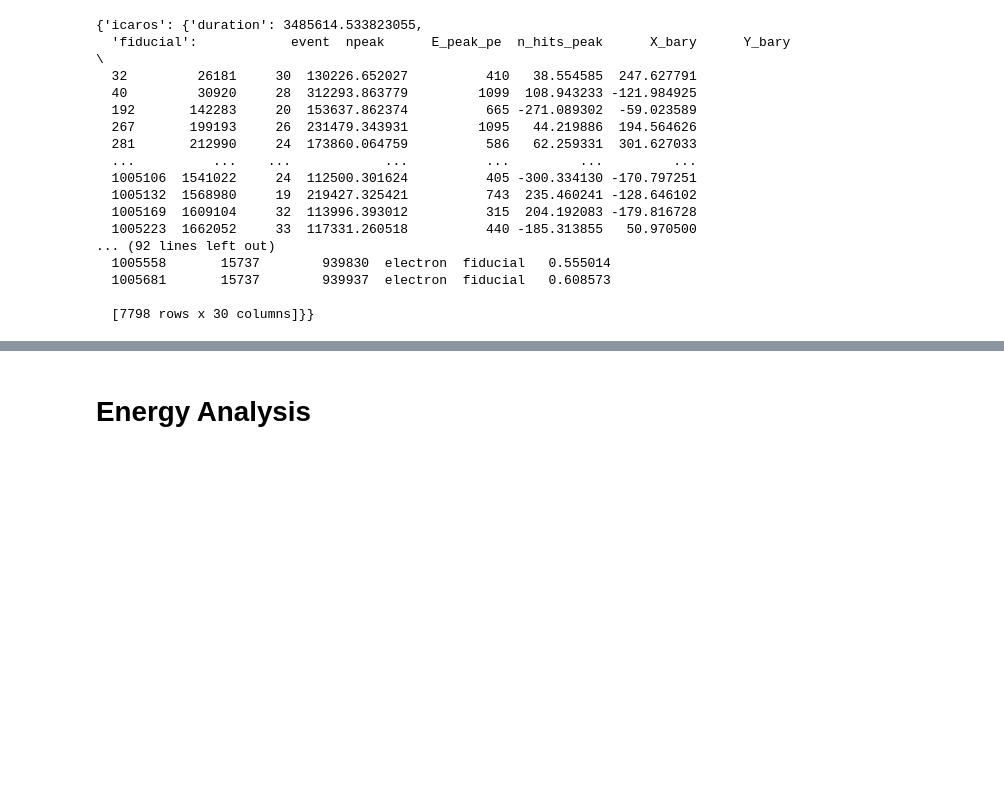
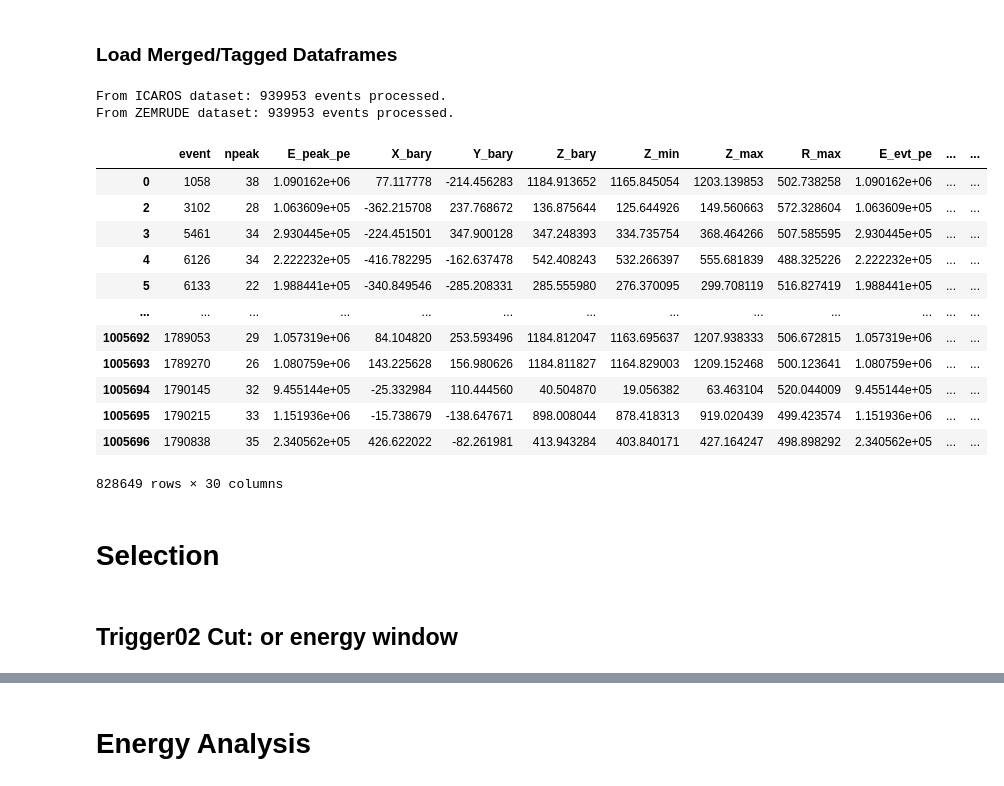
Before and after one commit to camacortespar/next-analysis, a Jupyter notebook: NEXT-100/Backgrounds/notebooks/Compare_Energy_Scales.ipynb, the cells around one changed output, grey strips where cells are left out. Cells and saved outputs as stored; diff of their text form; code cells hidden in the pictures; blank space fills up the shorter version.

```diff
--- a/NEXT-100/Backgrounds/notebooks/Compare_Energy_Scales.ipynb
+++ b/NEXT-100/Backgrounds/notebooks/Compare_Energy_Scales.ipynb
@@ -48,20 +20,0 @@ for i, city in enumerate(DATAFRAMES.keys()):
-# %%
-DATAFRAMES
-# %% [output]
-{'icaros': {'duration': 3485614.533823055,
-  'fiducial':            event  npeak      E_peak_pe  n_hits_peak      X_bary      Y_bary  \
-  32         26181     30  130226.652027          410   38.554585  247.627791
-  40         30920     28  312293.863779         1099  108.943233 -121.984925
-  192       142283     20  153637.862374          665 -271.089302  -59.023589
-  267       199193     26  231479.343931         1095   44.219886  194.564626
-  281       212990     24  173860.064759          586   62.259331  301.627033
-  ...          ...    ...            ...          ...         ...         ...
-  1005106  1541022     24  112500.301624          405 -300.334130 -170.797251
-  1005132  1568980     19  219427.325421          743  235.460241 -128.646102
-  1005169  1609104     32  113996.393012          315  204.192083 -179.816728
-  1005223  1662052     33  117331.260518          440 -185.313855   50.970500
-... (92 lines left out)
-  1005558       15737        939830  electron  fiducial   0.555014
-  1005681       15737        939937  electron  fiducial   0.608573
-
-  [7798 rows x 30 columns]}}
@@ -67,0 +59,39 @@ DATAFRAMES
+# %% [markdown]
+### Load Merged/Tagged Dataframes
+# %%
+DATAFRAMES = {
+                'icaros'  : {'duration': RAS_ON_CORRECTED_TIME, 'processed': pd.DataFrame(), 'inclusive': pd.DataFrame(), 'fiducial': pd.DataFrame()},
+                'zemrude' : {'duration': RAS_ON_CORRECTED_TIME, 'processed': pd.DataFrame(), 'inclusive': pd.DataFrame(), 'fiducial': pd.DataFrame()}
+             }
+
+for i, city in enumerate(DATAFRAMES.keys()):
+    df_processed = pd.read_hdf(FILENAMES[i], key='Events')
+
+    print(f"From {city.upper()} dataset: {df_processed['global_event'].nunique()} events processed.")
+    DATAFRAMES[city]['processed'] = df_processed
+
+# print(DATAFRAMES)
+# %% [output]
+From ICAROS dataset: 939953 events processed.
+From ZEMRUDE dataset: 939953 events processed.
+# %%
+df_test = DATAFRAMES['icaros']['processed']
+df_test
+# %% [output]
+|  | event | npeak | E_peak_pe | X_bary | Y_bary | Z_bary | Z_min | Z_max | R_max | E_evt_pe | ... | ... |
+| 0 | 1058 | 38 | 1.090162e+06 | 77.117778 | -214.456283 | 1184.913652 | 1165.845054 | 1203.139853 | 502.738258 | 1.090162e+06 | ... | ... |
+| 2 | 3102 | 28 | 1.063609e+05 | -362.215708 | 237.768672 | 136.875644 | 125.644926 | 149.560663 | 572.328604 | 1.063609e+05 | ... | ... |
+| 3 | 5461 | 34 | 2.930445e+05 | -224.451501 | 347.900128 | 347.248393 | 334.735754 | 368.464266 | 507.585595 | 2.930445e+05 | ... | ... |
+| 4 | 6126 | 34 | 2.222232e+05 | -416.782295 | -162.637478 | 542.408243 | 532.266397 | 555.681839 | 488.325226 | 2.222232e+05 | ... | ... |
+| 5 | 6133 | 22 | 1.988441e+05 | -340.849546 | -285.208331 | 285.555980 | 276.370095 | 299.708119 | 516.827419 | 1.988441e+05 | ... | ... |
+| ... | ... | ... | ... | ... | ... | ... | ... | ... | ... | ... | ... | ... |
+| 1005692 | 1789053 | 29 | 1.057319e+06 | 84.104820 | 253.593496 | 1184.812047 | 1163.695637 | 1207.938333 | 506.672815 | 1.057319e+06 | ... | ... |
+| 1005693 | 1789270 | 26 | 1.080759e+06 | 143.225628 | 156.980626 | 1184.811827 | 1164.829003 | 1209.152468 | 500.123641 | 1.080759e+06 | ... | ... |
+| 1005694 | 1790145 | 32 | 9.455144e+05 | -25.332984 | 110.444560 | 40.504870 | 19.056382 | 63.463104 | 520.044009 | 9.455144e+05 | ... | ... |
+| 1005695 | 1790215 | 33 | 1.151936e+06 | -15.738679 | -138.647671 | 898.008044 | 878.418313 | 919.020439 | 499.423574 | 1.151936e+06 | ... | ... |
+| 1005696 | 1790838 | 35 | 2.340562e+05 | 426.622022 | -82.261981 | 413.943284 | 403.840171 | 427.164247 | 498.898292 | 2.340562e+05 | ... | ... |
+828649 rows × 30 columns
+# %% [markdown]
+# Selection
+# %% [markdown]
+## Trigger02 Cut: or energy window
```
Also changed, not shown: parts of 21 cells of this notebook, 5 other files.
